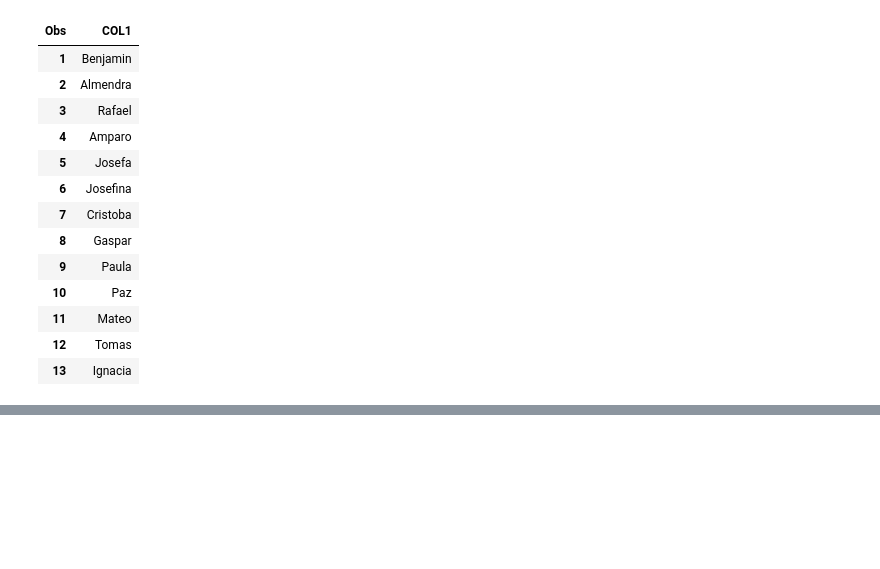
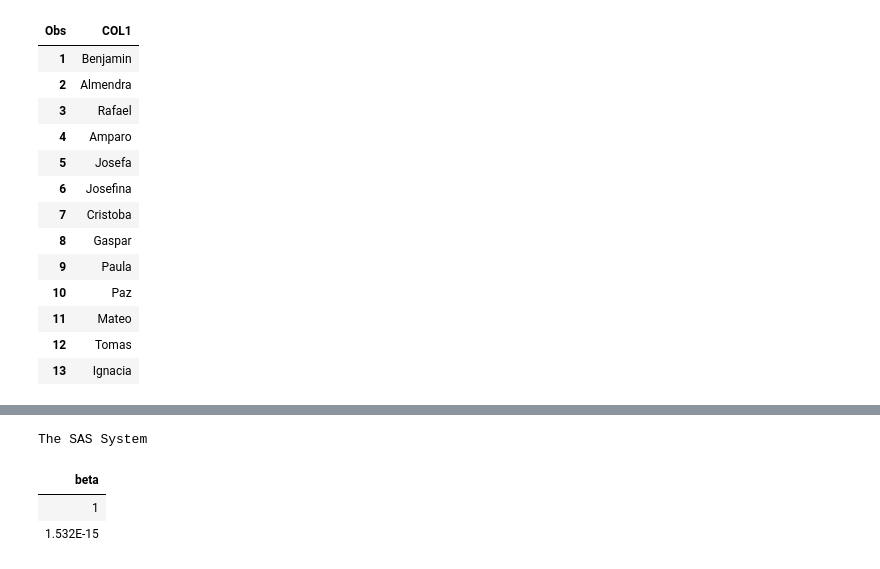
Before and after one commit to ljofre/sas-puc-course, a Jupyter notebook: clase 8 proc iml.ipynb, the cells around one changed output, grey strips where cells are left out. Saved outputs shown, nothing was run; the diff lists cells and outputs as text; code cells hidden in the pictures; blank space fills up the shorter version.

```diff
--- a/clase 8 proc iml.ipynb
+++ b/clase 8 proc iml.ipynb
@@ -93,0 +130,16 @@ The SAS System
+# %%
+proc iml;
+    use ejercicio2;
+    read all into db;
+    y = db[,2];
+    n = nrow(db);
+    ones = J(n,1,1);
+    x = db[,2] || ones;
+    beta = inv(t(x)*x)*t(x)*y;
+    print beta;
+quit;
+# %% [output]
+The SAS System
+| beta |
+| 1 |
+| 1.532E-15 |
```
Also changed, not shown: parts of 3 cells of this notebook, 34 other files.
